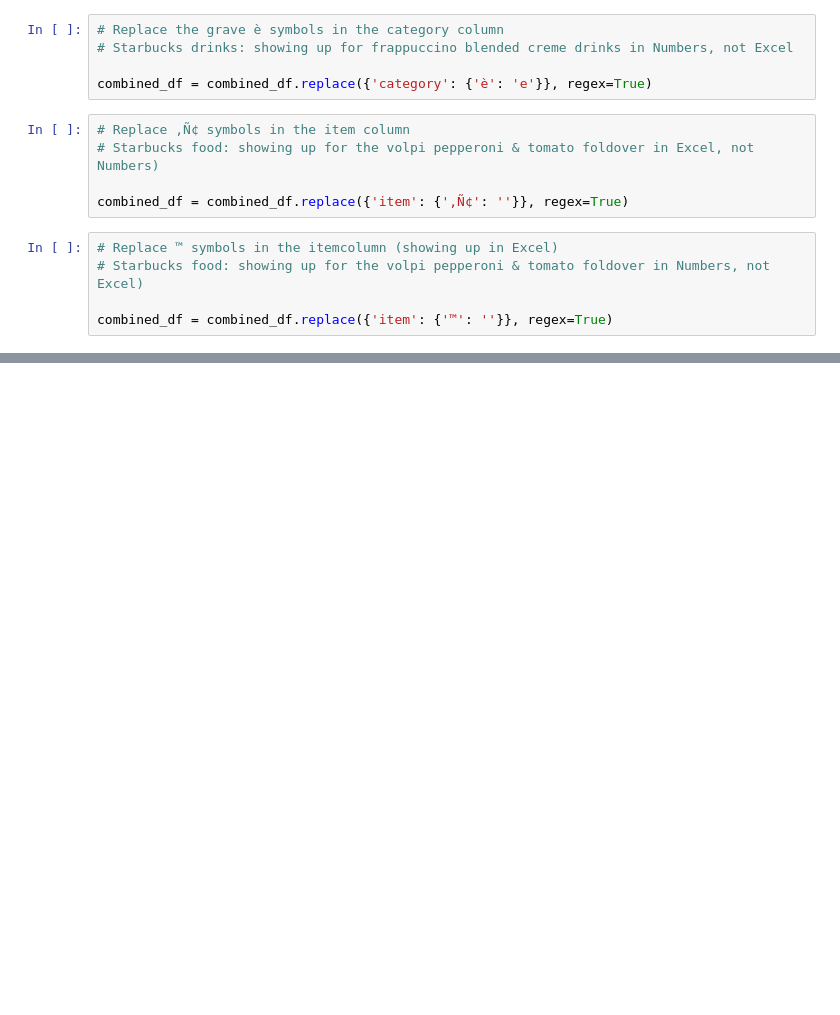
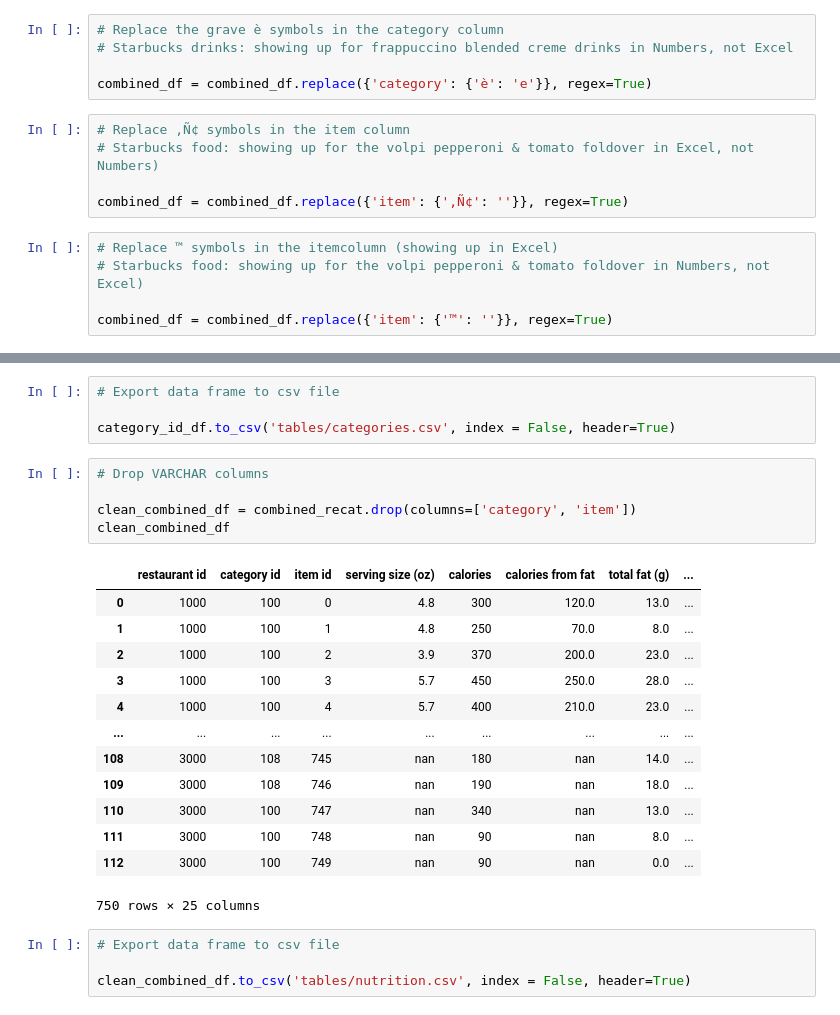
Before and after one commit to KManthey/Project_2, a Jupyter notebook: transformation.ipynb, the cells around one changed output, grey strips where cells are left out. Saved outputs shown, nothing was run; the diff lists cells and outputs as text; blank space fills up the shorter version.

```diff
--- a/transformation.ipynb
+++ b/transformation.ipynb
@@ -857,0 +945,27 @@ memory usage: 152.3+ KB
+# %%
+# Export data frame to csv file
+
+category_id_df.to_csv('tables/categories.csv', index = False, header=True)
+# %%
+# Drop VARCHAR columns
+
+clean_combined_df = combined_recat.drop(columns=['category', 'item'])
+clean_combined_df
+# %% [output]
+|  | restaurant id | category id | item id | serving size (oz) | calories | calories from fat | total fat (g) | ... |
+| 0 | 1000 | 100 | 0 | 4.8 | 300 | 120.0 | 13.0 | ... |
+| 1 | 1000 | 100 | 1 | 4.8 | 250 | 70.0 | 8.0 | ... |
+| 2 | 1000 | 100 | 2 | 3.9 | 370 | 200.0 | 23.0 | ... |
+| 3 | 1000 | 100 | 3 | 5.7 | 450 | 250.0 | 28.0 | ... |
+| 4 | 1000 | 100 | 4 | 5.7 | 400 | 210.0 | 23.0 | ... |
+| ... | ... | ... | ... | ... | ... | ... | ... | ... |
+| 108 | 3000 | 108 | 745 | nan | 180 | nan | 14.0 | ... |
+| 109 | 3000 | 108 | 746 | nan | 190 | nan | 18.0 | ... |
+| 110 | 3000 | 100 | 747 | nan | 340 | nan | 13.0 | ... |
+| 111 | 3000 | 100 | 748 | nan | 90 | nan | 8.0 | ... |
+| 112 | 3000 | 100 | 749 | nan | 90 | nan | 0.0 | ... |
+750 rows × 25 columns
+# %%
+# Export data frame to csv file
+
+clean_combined_df.to_csv('tables/nutrition.csv', index = False, header=True)
```
Also changed, not shown: parts of 67 cells of this notebook, 23 other files.
